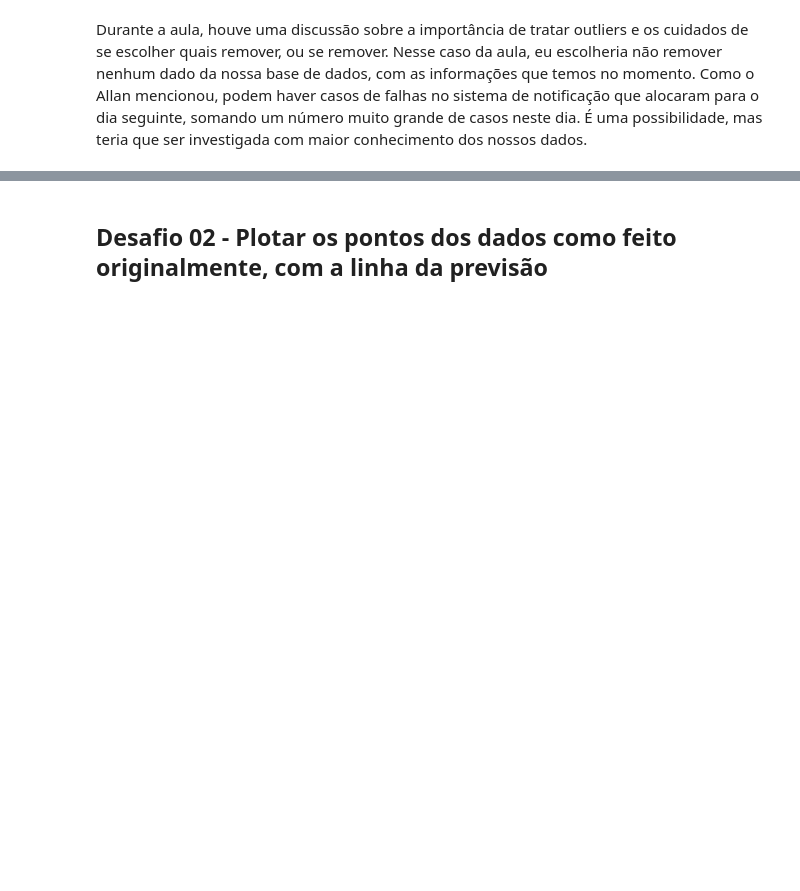
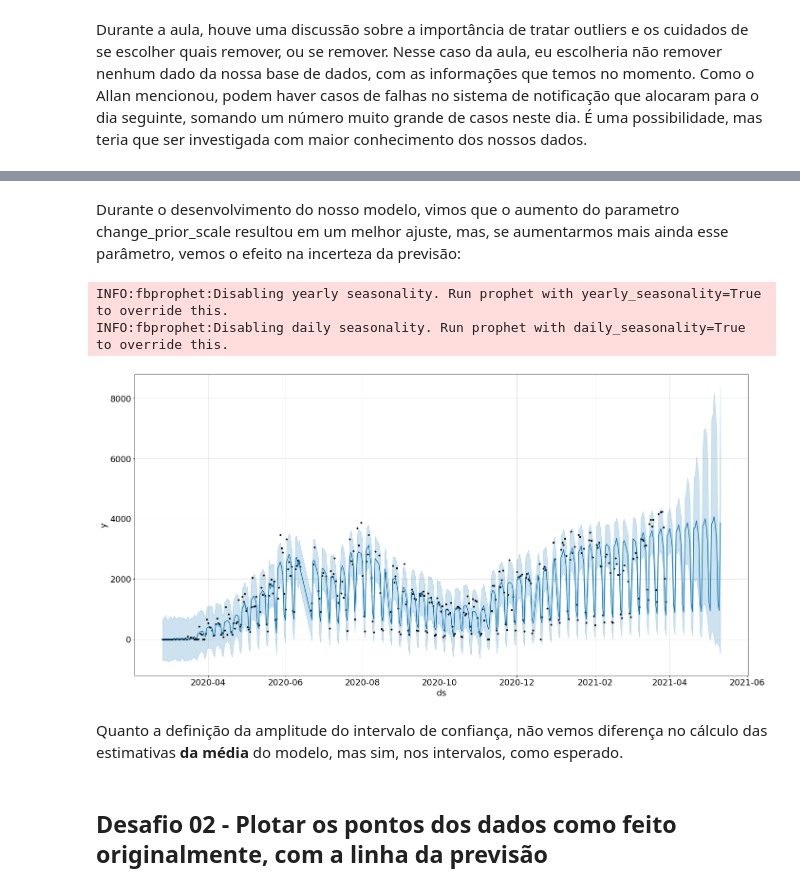
Before and after one commit to RPGraciotti/BootCampAlura, a Jupyter notebook: Modulo_3/Aula_5_Outliers_e_validacao.ipynb, the cells around one changed output, grey strips where cells are left out. Drawn from its saved outputs; the diff is of its cells as text; code cells hidden in the pictures; blank space fills up the shorter version.

```diff
--- a/Modulo_3/Aula_5_Outliers_e_validacao.ipynb
+++ b/Modulo_3/Aula_5_Outliers_e_validacao.ipynb
@@ -188,3 +206,21 @@ plt.plot(prev2.loc[:,"ds"], amostras["trend"]);
+# %% [markdown]
+Durante o desenvolvimento do nosso modelo, vimos que o aumento do parametro change_prior_scale resultou em um melhor ajuste, mas, se aumentarmos mais ainda esse parâmetro, vemos o efeito na incerteza da previsão:
+# %%
+m4 = Prophet(changepoint_prior_scale = 100, holidays = feriados, seasonality_mode = "multiplicative", interval_width = 0.95)
+
+m4.fit(df_no_out)
+
+df_prev4 = m4.make_future_dataframe(periods = 43)
+
+prev4 = m4.predict(df_prev4)
+
+m4.plot(prev4, figsize = (20,10));
+# %% [output]
+INFO:fbprophet:Disabling yearly seasonality. Run prophet with yearly_seasonality=True to override this.
+INFO:fbprophet:Disabling daily seasonality. Run prophet with daily_seasonality=True to override this.
+[figure, added]
+# %% [markdown]
+Quanto a definição da amplitude do intervalo de confiança, não vemos diferença no cálculo das estimativas **da média** do modelo, mas sim, nos intervalos, como esperado.
 # %% [markdown]
 ## Desafio 02 - Plotar os pontos dos dados como feito originalmente, com a linha da previsão
 # %%
```
Also changed, not shown: parts of 15 cells of this notebook.
